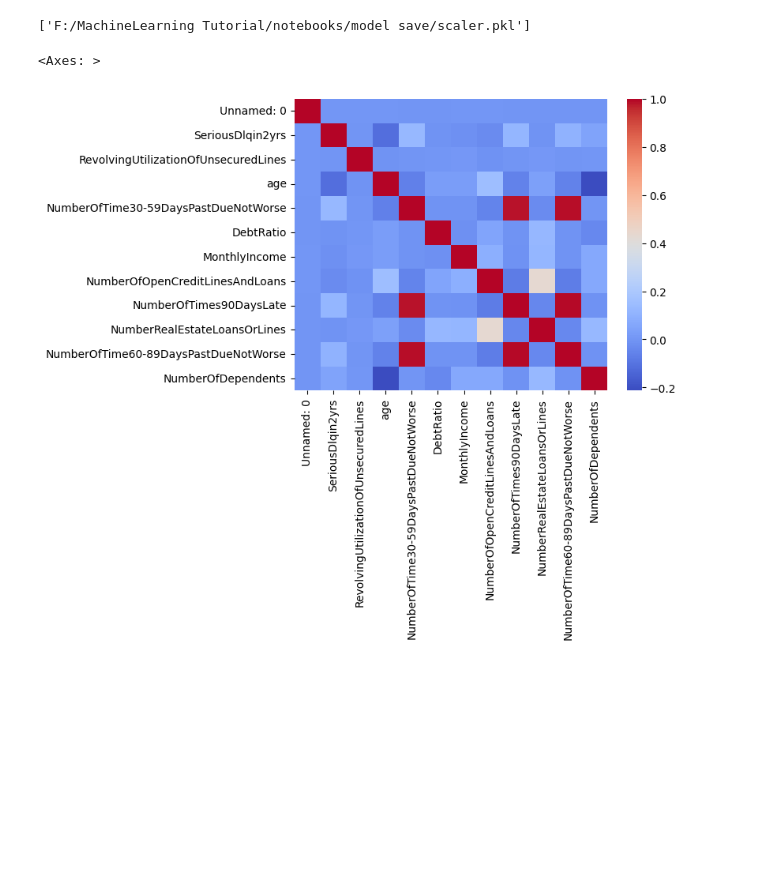
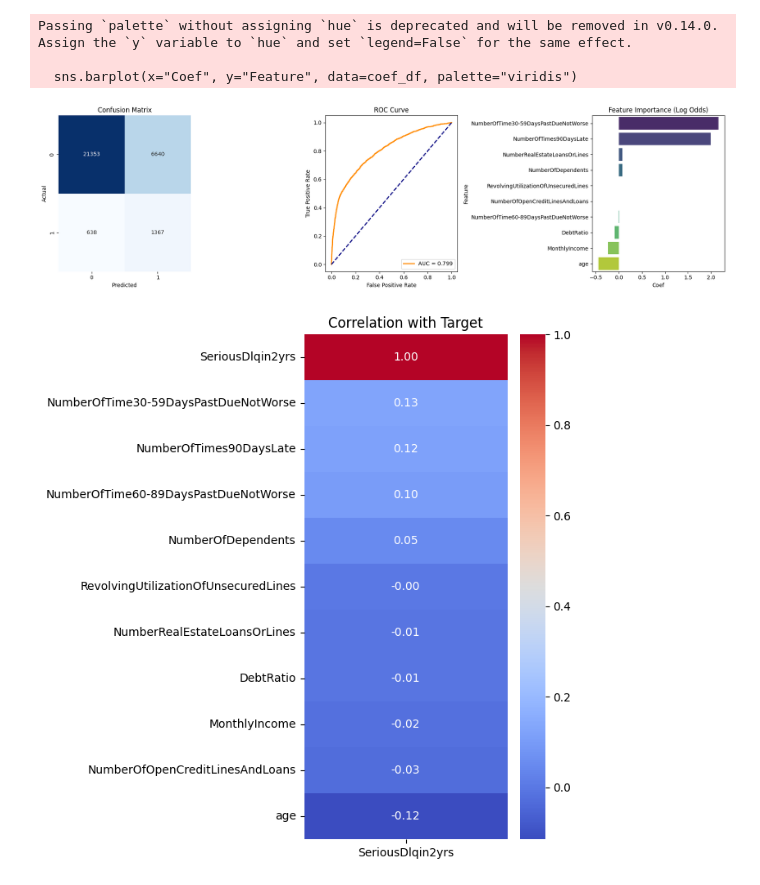
Before and after one commit to Baohoang555/Machine-Learning-, a Jupyter notebook: notebooks/LogisticRegression.ipynb, the cells around one changed output. Saved outputs shown, nothing was run; the diff lists cells and outputs as text; code cells hidden in the pictures; blank space fills up the shorter version.

```diff
--- a/notebooks/LogisticRegression.ipynb
+++ b/notebooks/LogisticRegression.ipynb
@@ -69 +38,12 @@ X_test_scaled = scaler.transform(X_test)
+# %%
+# 2. PREPROCESSING (Tránh Data Leakage)
+# Điền giá trị thiếu dựa trên tập Train
+train_median = X_train.median()
+X_train.fillna(train_median, inplace=True)
+X_test.fillna(train_median, inplace=True)
+
+# Chuẩn hóa dữ liệu
+scaler = StandardScaler()
+X_train_scaled = scaler.fit_transform(X_train)
+X_test_scaled = scaler.transform(X_test)
 # %%
@@ -147,15 +63,45 @@ print(coefficients.sort_values(by="Coefficient", ascending=False))
-# %%
-import joblib
-
-joblib.dump(model, "F:/MachineLearning Tutorial/notebooks/model save/logistic_model.pkl")
-joblib.dump(scaler, "F:/MachineLearning Tutorial/notebooks/model save/scaler.pkl")
-# %% [output]
-['F:/MachineLearning Tutorial/notebooks/model save/scaler.pkl']
-# %%
-model = joblib.load("F:/MachineLearning Tutorial/notebooks/model save/logistic_model.pkl")
-scaler = joblib.load("F:/MachineLearning Tutorial/notebooks/model save/scaler.pkl")
-# %%
-sns.heatmap(df_training.corr(), cmap='coolwarm')
-# %% [output]
-<Axes: >
-[figure, removed]
+# %%
+# 4. VISUALIZATION (Trực quan hóa)
+plt.figure(figsize=(18, 5))
+
+# Biểu đồ 1: Confusion Matrix
+plt.subplot(1, 3, 1)
+cm = confusion_matrix(y_test, y_pred)
+sns.heatmap(cm, annot=True, fmt='d', cmap='Blues', cbar=False)
+plt.title("Confusion Matrix")
+plt.xlabel("Predicted")
+plt.ylabel("Actual")
+
+# Biểu đồ 2: ROC Curve
+plt.subplot(1, 3, 2)
+fpr, tpr, _ = roc_curve(y_test, y_prob)
+auc_val = roc_auc_score(y_test, y_prob)
+plt.plot(fpr, tpr, label=f"AUC = {auc_val:.3f}", color='darkorange', lw=2)
+plt.plot([0, 1], [0, 1], color='navy', lw=2, linestyle='--')
+plt.title("ROC Curve")
+plt.xlabel("False Positive Rate")
+plt.ylabel("True Positive Rate")
+plt.legend(loc="lower right")
+
+# Biểu đồ 3: Feature Importance
+plt.subplot(1, 3, 3)
+coef_df = pd.DataFrame({"Feature": X.columns, "Coef": model.coef_[0]})
+coef_df = coef_df.sort_values(by="Coef", ascending=False)
+sns.barplot(x="Coef", y="Feature", data=coef_df, palette="viridis")
+plt.title("Feature Importance (Log Odds)")
+
+plt.tight_layout()
+plt.show()
+
+# Biểu đồ 4: Correlation Heatmap
+plt.figure(figsize=(4, 8))
+corr_with_target = df.corr()[['SeriousDlqin2yrs']].sort_values(by='SeriousDlqin2yrs', ascending=False)
+sns.heatmap(corr_with_target, annot=True, cmap='coolwarm', fmt=".2f")
+plt.title("Correlation with Target")
+plt.show()
+# %% [output]
+Passing `palette` without assigning `hue` is deprecated and will be removed in v0.14.0. Assign the `y` variable to `hue` and set `legend=False` for the same effect.
+
+  sns.barplot(x="Coef", y="Feature", data=coef_df, palette="viridis")
+[figure, added]
+[figure, added]
```
Also changed, not shown: parts of 16 cells of this notebook, 2 other files.
